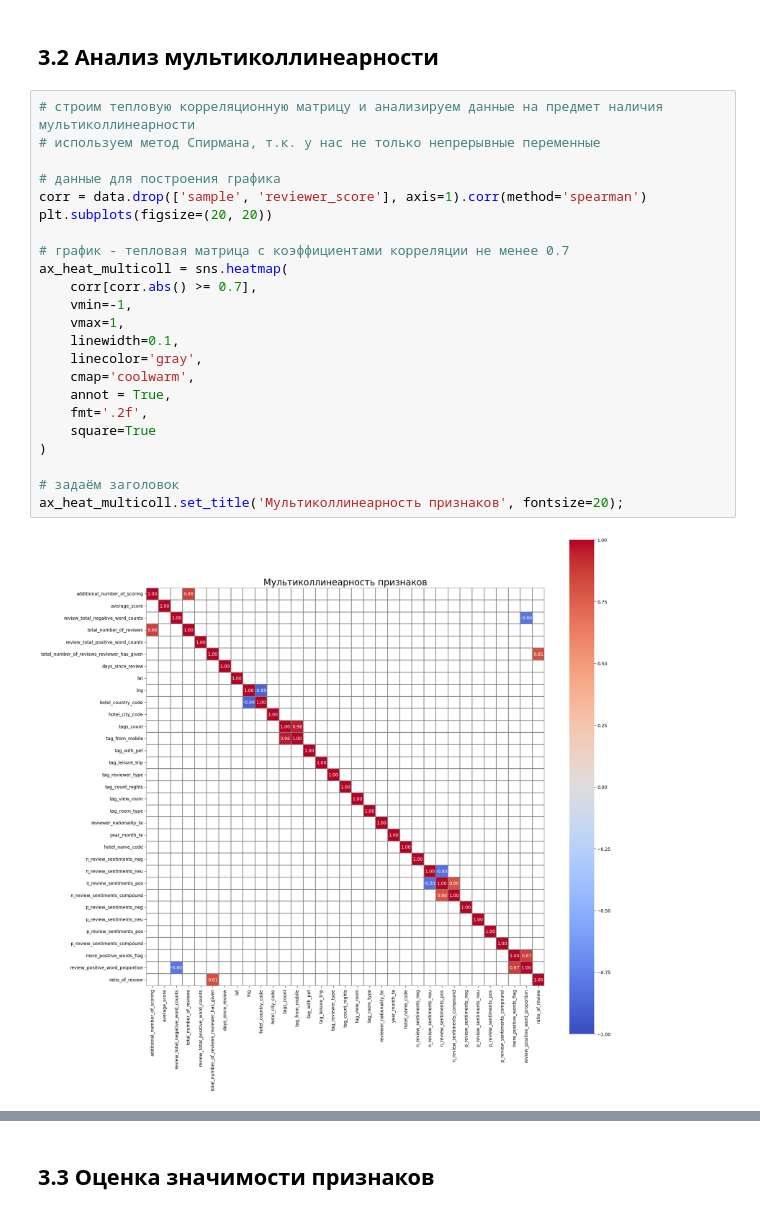
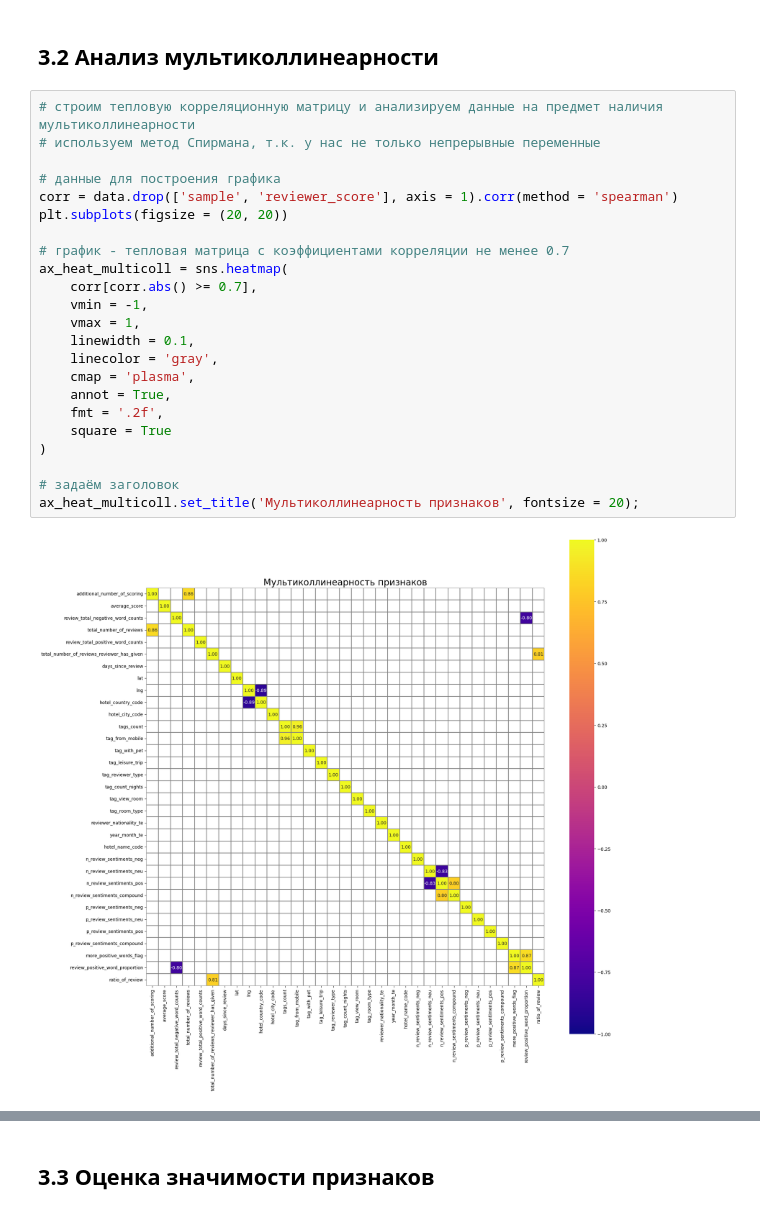
Before and after one commit to costaM705/sf_dst, a Jupyter notebook: project_3/project_3.ipynb, the cells around one changed output, grey strips where cells are left out. Saved outputs shown, nothing was run; the diff lists cells and outputs as text.

```diff
--- a/project_3/project_3.ipynb
+++ b/project_3/project_3.ipynb
@@ -1220,28 +1228,28 @@ memory usage: 97.4 MB
 # %%
 # строим тепловую корреляционную матрицу и анализируем данные на предмет наличия мультиколлинеарности
 # используем метод Спирмана, т.к. у нас не только непрерывные переменные
 
 # данные для построения графика
-corr = data.drop(['sample', 'reviewer_score'], axis=1).corr(method='spearman')
-plt.subplots(figsize=(20, 20))
+corr = data.drop(['sample', 'reviewer_score'], axis = 1).corr(method = 'spearman')
+plt.subplots(figsize = (20, 20))
 
 # график - тепловая матрица с коэффициентами корреляции не менее 0.7
 ax_heat_multicoll = sns.heatmap(
     corr[corr.abs() >= 0.7],
-    vmin=-1,
-    vmax=1,
-    linewidth=0.1,
-    linecolor='gray',
-    cmap='coolwarm',
+    vmin = -1,
+    vmax = 1,
+    linewidth = 0.1,
+    linecolor = 'gray',
+    cmap = 'plasma',
     annot = True,
-    fmt='.2f',
-    square=True
+    fmt = '.2f',
+    square = True
 )
 
 # задаём заголовок
-ax_heat_multicoll.set_title('Мультиколлинеарность признаков', fontsize=20);
+ax_heat_multicoll.set_title('Мультиколлинеарность признаков', fontsize = 20);
 # %% [output]
-[figure, old version]
+[figure, new version]
 # %% [markdown]
 Исходя из представленной тепловой матрицы смело можно удалить:
 
```
Also changed, not shown: parts of 51 cells of this notebook, 3 other files.
